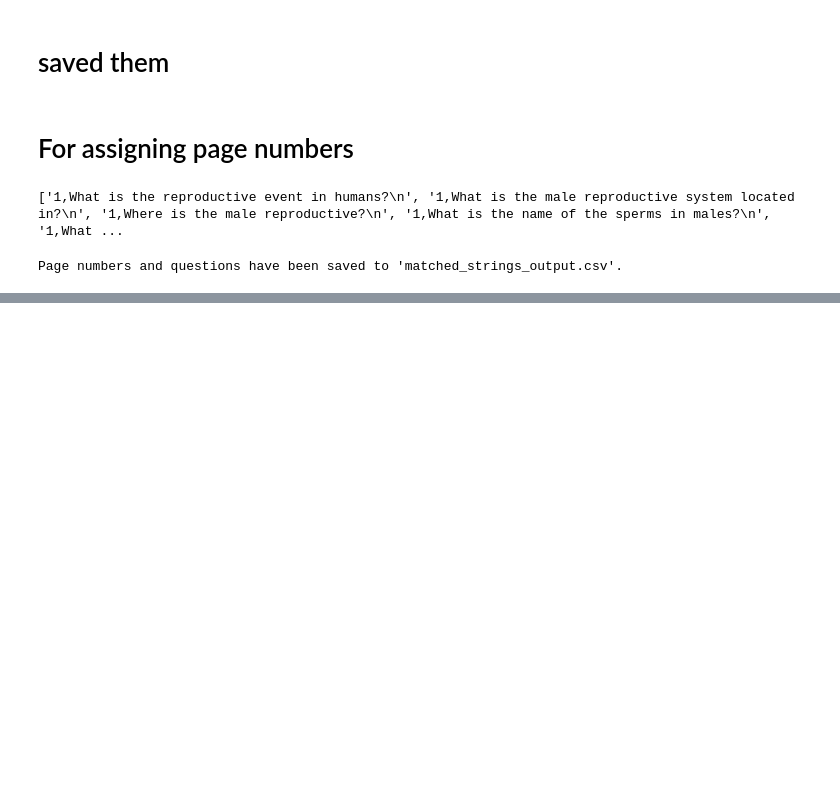
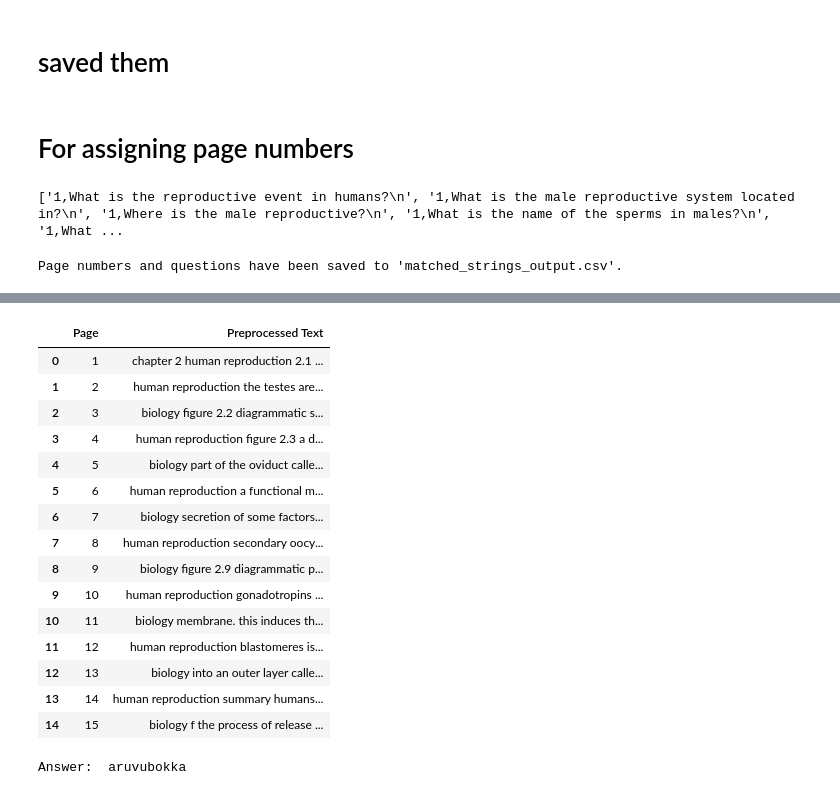
Before and after one commit to Dheeerazzz/Flash-Card-Generator, a Jupyter notebook: para.ipynb, the cells around one changed output, grey strips where cells are left out. Saved outputs shown, nothing was run; the diff lists cells and outputs as text; code cells hidden in the pictures; blank space fills up the shorter version.

```diff
--- a/para.ipynb
+++ b/para.ipynb
@@ -679,0 +702,20 @@ Page numbers and questions have been saved to 'matched_strings_output.csv'.
+# %%
+contextt=pd.read_csv('output.csv')
+contextt
+# %% [output]
+|  | Page | Preprocessed Text |
+| 0 | 1 | chapter 2 human reproduction 2.1 ... |
+| 1 | 2 | human reproduction the testes are... |
+| 2 | 3 | biology figure 2.2 diagrammatic s... |
+| 3 | 4 | human reproduction figure 2.3 a d... |
+| 4 | 5 | biology part of the oviduct calle... |
+| 5 | 6 | human reproduction a functional m... |
+| 6 | 7 | biology secretion of some factors... |
+| 7 | 8 | human reproduction secondary oocy... |
+| 8 | 9 | biology figure 2.9 diagrammatic p... |
+| 9 | 10 | human reproduction gonadotropins ... |
+| 10 | 11 | biology membrane. this induces th... |
+| 11 | 12 | human reproduction blastomeres is... |
+| 12 | 13 | biology into an outer layer calle... |
+| 13 | 14 | human reproduction summary humans... |
+| 14 | 15 | biology f the process of release ... |
@@ -679,0 +728,18 @@ Page numbers and questions have been saved to 'matched_strings_output.csv'.
+# %%
+# Example context and question
+context = "Mitochondria is aruvubokka"
+question = "What is mitochondria?"
+
+# Tokenize input
+inputs = tokenizer(question, context, return_tensors="pt")
+
+# Get the answer
+start_positions = torch.argmax(model(**inputs).start_logits)
+end_positions = torch.argmax(model(**inputs).end_logits)
+
+# Decode the answer from the tokens
+answer = tokenizer.decode(inputs["input_ids"][0][start_positions:end_positions+1])
+
+print("Answer:", answer)
+# %% [output]
+Answer:  aruvubokka
```
Also changed, not shown: parts of 5 cells of this notebook.
